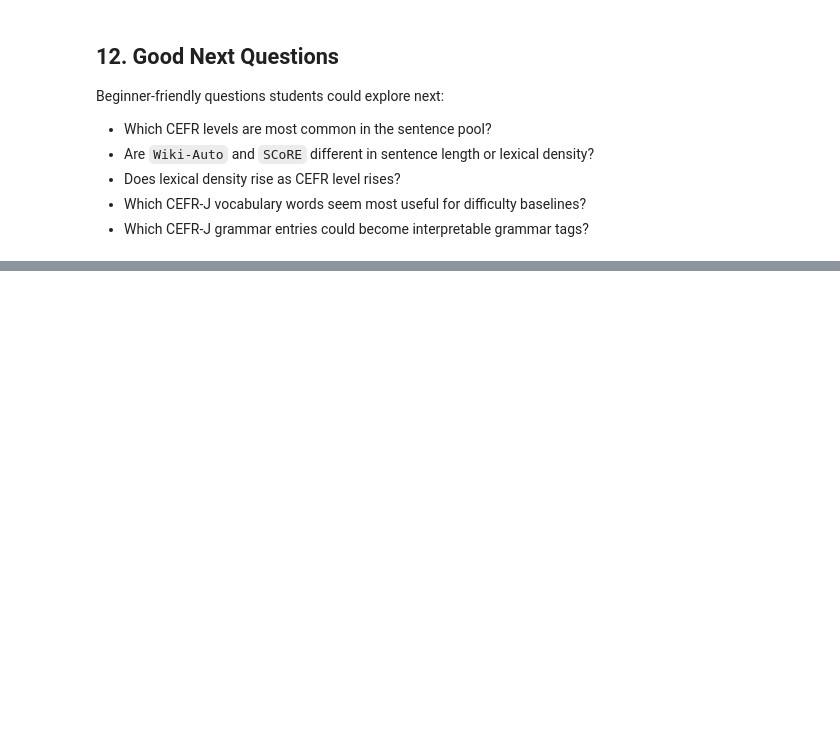
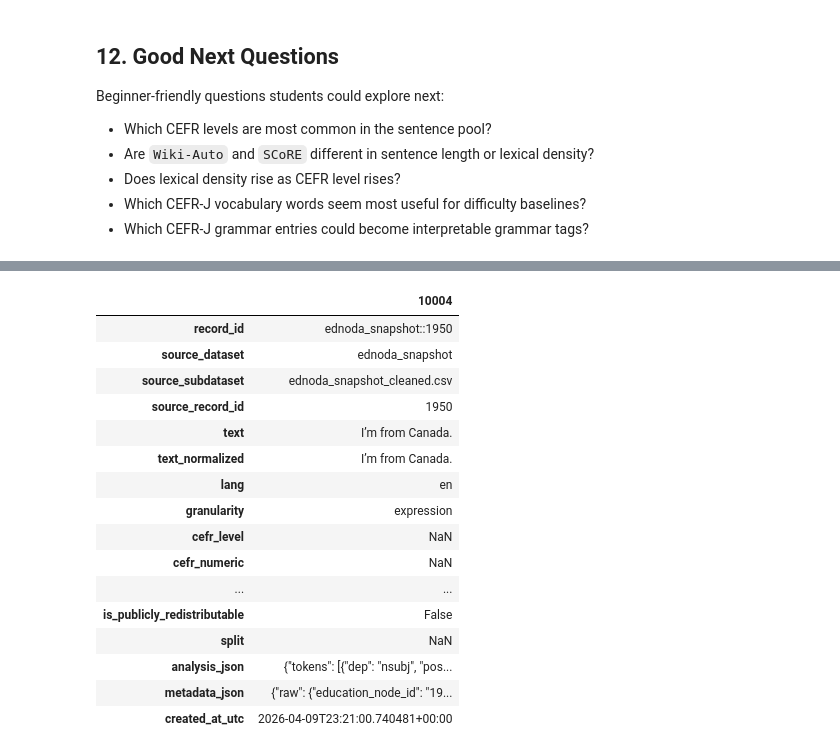
Before and after one commit to booklvr/ednoda-capstone-data, a Jupyter notebook: notebooks/01_day1_data_tour.ipynb, the cells around one changed output, grey strips where cells are left out. Cells and saved outputs as stored; diff of their text form; code cells hidden in the pictures; blank space fills up the shorter version.

```diff
--- a/notebooks/01_day1_data_tour.ipynb
+++ b/notebooks/01_day1_data_tour.ipynb
@@ -301,0 +326,20 @@ Beginner-friendly questions students could explore next:
+# %%
+ednoda_rows.iloc[0:1].T
+# %% [output]
+|  | 10004 |
+| record_id | ednoda_snapshot::1950 |
+| source_dataset | ednoda_snapshot |
+| source_subdataset | ednoda_snapshot_cleaned.csv |
+| source_record_id | 1950 |
+| text | I’m from Canada. |
+| text_normalized | I’m from Canada. |
+| lang | en |
+| granularity | expression |
+| cefr_level | NaN |
+| cefr_numeric | NaN |
+| ... | ... |
+| is_publicly_redistributable | False |
+| split | NaN |
+| analysis_json | {"tokens": [{"dep": "nsubj", "pos... |
+| metadata_json | {"raw": {"education_node_id": "19... |
+| created_at_utc | 2026-04-09T23:21:00.740481+00:00 |
```
Also changed, not shown: parts of 8 cells of this notebook, 4 other files.
